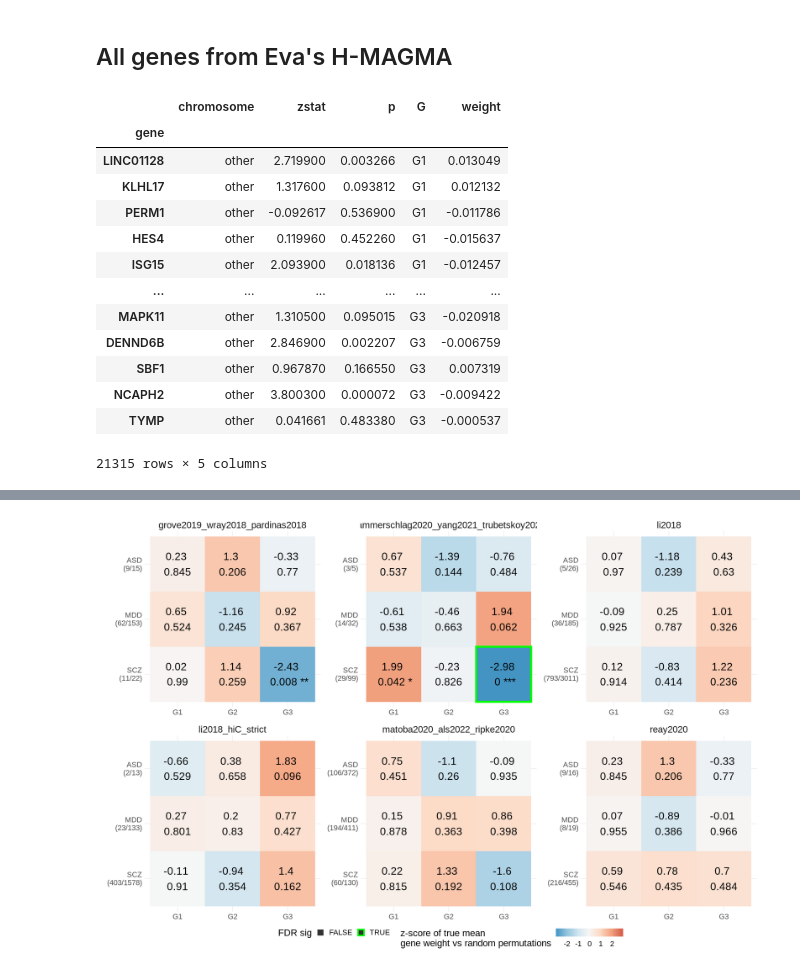
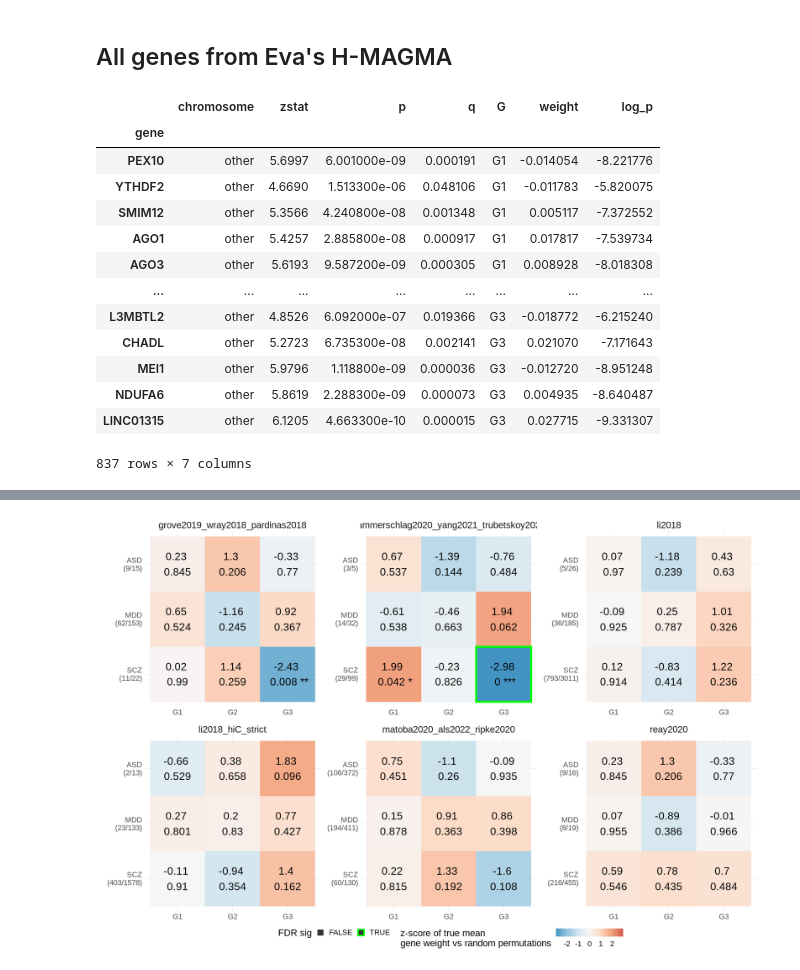
Before and after one commit to richardajdear/AHBA_gradients, a Jupyter notebook: notebooks/gwas.ipynb, the cells around one changed output, grey strips where cells are left out. Saved outputs shown, nothing was run; the diff lists cells and outputs as text; code cells hidden in the pictures.

```diff
--- a/notebooks/gwas.ipynb
+++ b/notebooks/gwas.ipynb
@@ -34,29 +73,33 @@ import biomapy as bp
  .assign(SYMBOL = lambda x: bp.gene_mapping_many(x['GENE'], 'ensembl', 'symbol'))
 ).to_csv("../data/eva_SCZ_genes.csv")
 # %%
+from statsmodels.stats.multitest import multipletests
+
 scz_genes = (pd.read_csv("../data/eva_SCZ_genes.csv", index_col=0)
         .dropna().loc[:,['CHR','ZSTAT','P','SYMBOL']].set_axis(['chromosome','zstat','p','gene'],axis=1)
+        .assign(q = lambda x: multipletests(x['p'], method='bonferroni')[1])
+        .loc[lambda x: x['q']<0.05]
         .set_index('gene')
         .join(dme_3d_ds5.weights.iloc[:,:3].set_axis(['G1','G2','G3'],axis=1))
         .dropna()
-        .melt(ignore_index=False,id_vars=['chromosome','zstat','p'], var_name='G', value_name='weight')
+        .melt(ignore_index=False, id_vars=['chromosome','zstat','p','q'], var_name='G', value_name='weight')
         .assign(chromosome = lambda x: np.where(np.isin(x['chromosome'], [3,17]), x['chromosome'], 'other'))
-        # .assign(log_p = lambda x: np.log10(x['p'])).drop('p',axis=1)
+        .assign(log_p = lambda x: np.log10(x['p']))#.drop('p',axis=1)
         # .melt(id_vars=['chromosome','G','weight'], var_name='metric', value_name='value', ignore_index=False)
 )
 scz_genes
 # %% [output]
-|  | chromosome | zstat | p | G | weight |
-| gene |  |  |  |  |  |
-| LINC01128 | other | 2.719900 | 0.003266 | G1 | 0.013049 |
-| KLHL17 | other | 1.317600 | 0.093812 | G1 | 0.012132 |
-| PERM1 | other | -0.092617 | 0.536900 | G1 | -0.011786 |
-| HES4 | other | 0.119960 | 0.452260 | G1 | -0.015637 |
-| ISG15 | other | 2.093900 | 0.018136 | G1 | -0.012457 |
-| ... | ... | ... | ... | ... | ... |
-| MAPK11 | other | 1.310500 | 0.095015 | G3 | -0.020918 |
-| DENND6B | other | 2.846900 | 0.002207 | G3 | -0.006759 |
-| SBF1 | other | 0.967870 | 0.166550 | G3 | 0.007319 |
-| NCAPH2 | other | 3.800300 | 0.000072 | G3 | -0.009422 |
-| TYMP | other | 0.041661 | 0.483380 | G3 | -0.000537 |
+|  | chromosome | zstat | p | q | G | weight | log_p |
+| gene |  |  |  |  |  |  |  |
+| PEX10 | other | 5.6997 | 6.001000e-09 | 0.000191 | G1 | -0.014054 | -8.221776 |
+| YTHDF2 | other | 4.6690 | 1.513300e-06 | 0.048106 | G1 | -0.011783 | -5.820075 |
+| SMIM12 | other | 5.3566 | 4.240800e-08 | 0.001348 | G1 | 0.005117 | -7.372552 |
+| AGO1 | other | 5.4257 | 2.885800e-08 | 0.000917 | G1 | 0.017817 | -7.539734 |
+| AGO3 | other | 5.6193 | 9.587200e-09 | 0.000305 | G1 | 0.008928 | -8.018308 |
+| ... | ... | ... | ... | ... | ... | ... | ... |
+| L3MBTL2 | other | 4.8526 | 6.092000e-07 | 0.019366 | G3 | -0.018772 | -6.215240 |
+| CHADL | other | 5.2723 | 6.735300e-08 | 0.002141 | G3 | 0.021070 | -7.171643 |
+| MEI1 | other | 5.9796 | 1.118800e-09 | 0.000036 | G3 | -0.012720 | -8.951248 |
+| NDUFA6 | other | 5.8619 | 2.288300e-09 | 0.000073 | G3 | 0.004935 | -8.640487 |
+| LINC01315 | other | 6.1205 | 4.663300e-10 | 0.000015 | G3 | 0.027715 | -9.331307 |
-21315 rows × 5 columns
+837 rows × 7 columns
```
Also changed, not shown: parts of 22 cells of this notebook, 4 other files.
